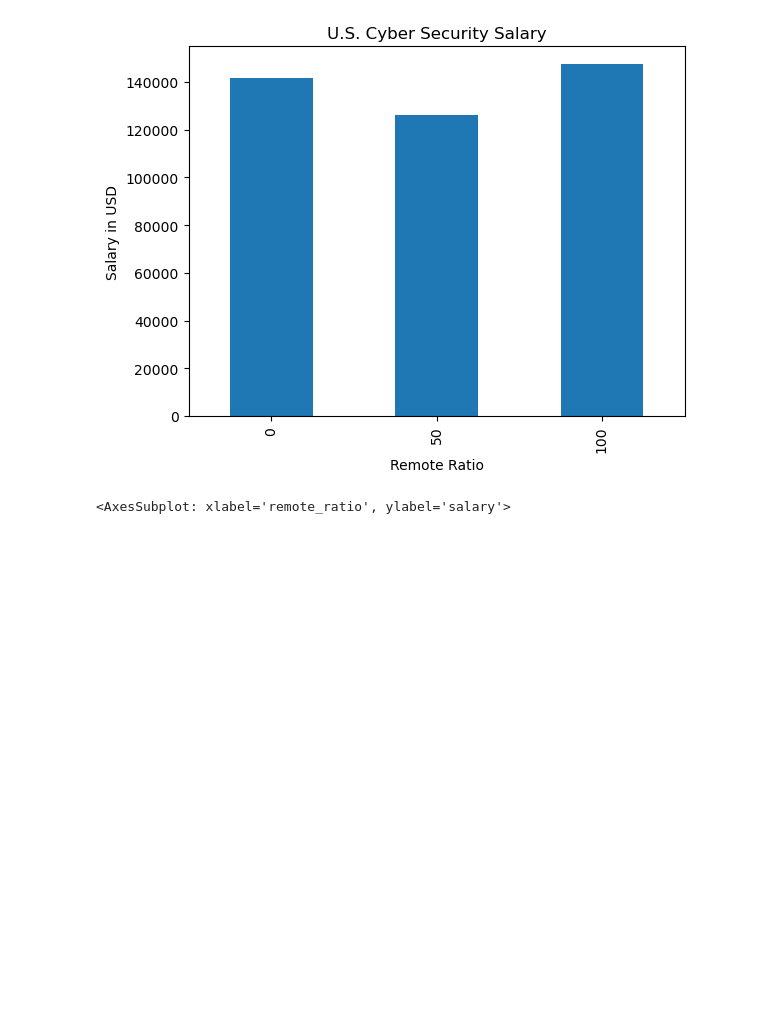
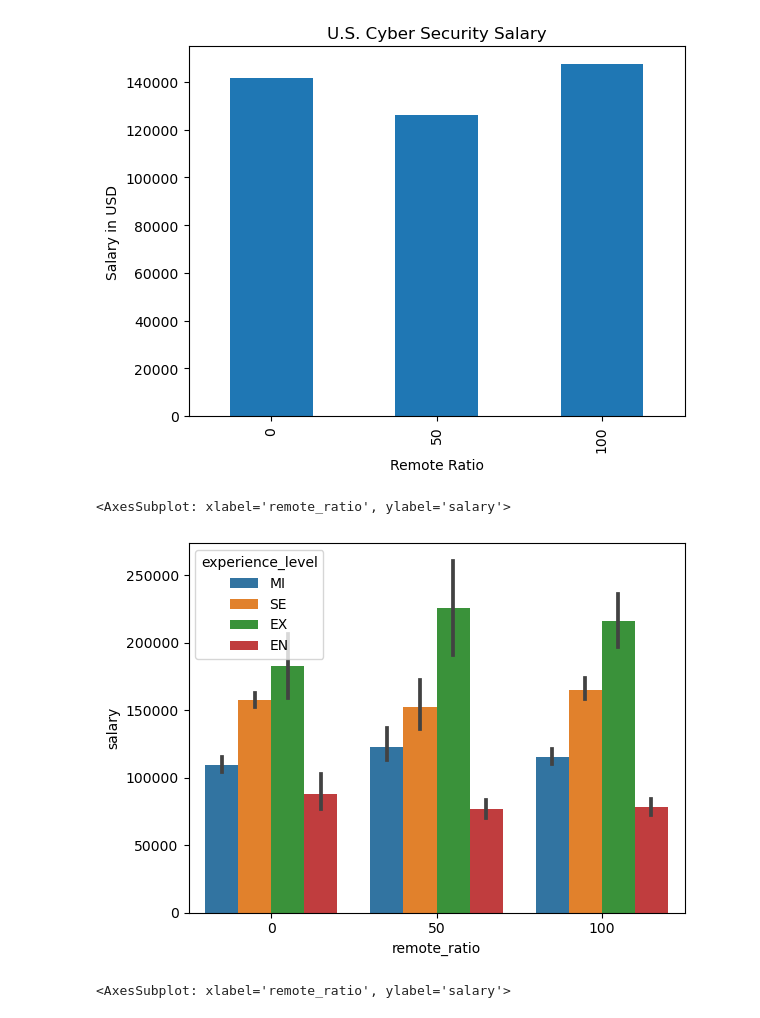
Before and after one commit to Korkmatik/DataScience, a Jupyter notebook: Projects/Cyber Security Salaries/02_us_data_analysis.ipynb, the cells around one changed output. Cells and saved outputs as stored; diff of their text form; code cells hidden in the pictures; blank space fills up the shorter version.

```diff
--- a/Projects/Cyber Security Salaries/02_us_data_analysis.ipynb
+++ b/Projects/Cyber Security Salaries/02_us_data_analysis.ipynb
@@ -173,6 +183,15 @@ df.loc[:, ["salary", "remote_ratio"]].groupby("remote_ratio").mean().plot(kind="
 # %% [output]
 <AxesSubplot: title={'center': 'U.S. Cyber Security Salary'}, xlabel='Remote Ratio', ylabel='Salary in USD'>
 [figure]
+# %%
+sns.barplot(
+    x = df["remote_ratio"],
+    y = df["salary"],
+    hue = df["experience_level"]
+)
+# %% [output]
+<AxesSubplot: xlabel='remote_ratio', ylabel='salary'>
+[figure, added]
 # %%
 sns.boxplot(
     x = df["remote_ratio"],
```
Also changed, not shown: parts of 8 cells of this notebook, 2 other files.
